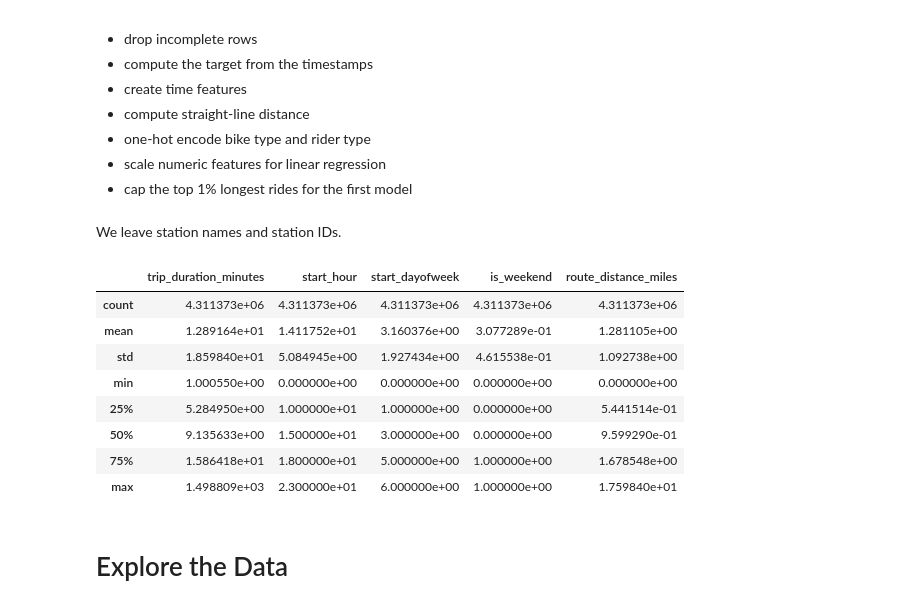
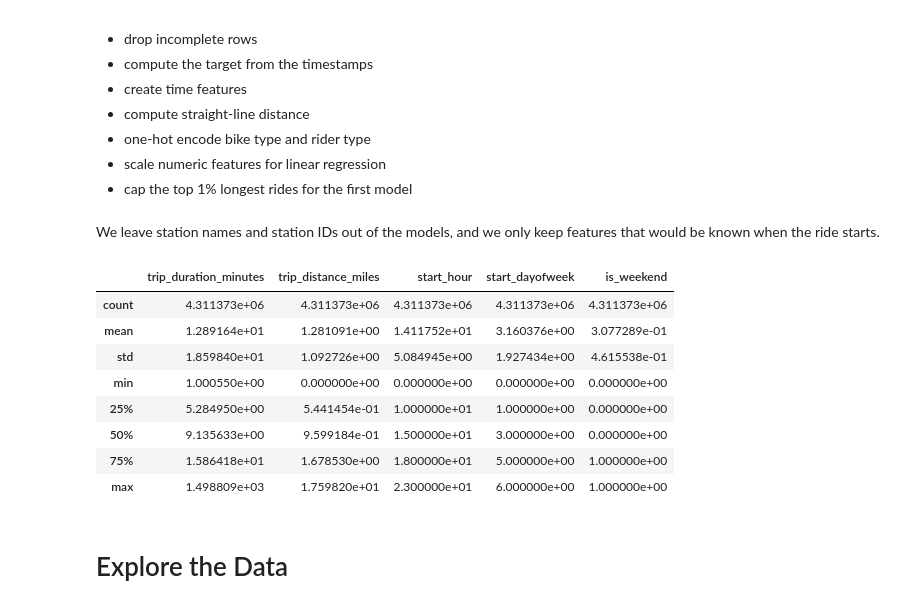
Before and after one commit to Wiz1702/Citi-Bike-, a Jupyter notebook: notebook.ipynb, the cells around one changed output. Cells and saved outputs as stored; diff of their text form; code cells hidden in the pictures.

```diff
--- a/notebook.ipynb
+++ b/notebook.ipynb
@@ -253,46 +255,44 @@ The main preprocessing steps are simple:
 - scale numeric features for linear regression
 - cap the top 1% longest rides for the first model
 # %% [markdown]
-We leave station names and station IDs.
+We leave station names and station IDs out of the models, and we only keep features that would be known when the ride starts.
 # %%
-def haversine_miles(lat1, lon1, lat2, lon2):
-    radius_miles = 3958.8
-    lat1 = np.radians(lat1)
-    lon1 = np.radians(lon1)
-    lat2 = np.radians(lat2)
-    lon2 = np.radians(lon2)
-    dlat = lat2 - lat1
-    dlon = lon2 - lon1
-    a = np.sin(dlat / 2) ** 2 + np.cos(lat1) * np.cos(lat2) * np.sin(dlon / 2) ** 2
-    c = 2 * np.arcsin(np.sqrt(a))
-    return radius_miles * c
-
 def add_model_features(df):
     out = df.copy()
     out['trip_duration_minutes'] = (out['ended_at'] - out['started_at']).dt.total_seconds() / 60
     out['start_hour'] = out['started_at'].dt.hour
     out['start_dayofweek'] = out['started_at'].dt.dayofweek
     out['is_weekend'] = out['start_dayofweek'].isin([5, 6]).astype(int)
     out['start_month'] = out['started_at'].dt.month
     out['hour_sin'] = np.sin(2 * np.pi * out['start_hour'] / 24)
     out['hour_cos'] = np.cos(2 * np.pi * out['start_hour'] / 24)
     out['dow_sin'] = np.sin(2 * np.pi * out['start_dayofweek'] / 7)
     out['dow_cos'] = np.cos(2 * np.pi * out['start_dayofweek'] / 7)
-    out['route_distance_miles'] = haversine_miles(out['start_lat'], out['start_lng'], out['end_lat'], out['end_lng'])
+
+    lat1 = np.radians(out['start_lat'])
+    lon1 = np.radians(out['start_lng'])
+    lat2 = np.radians(out['end_lat'])
+    lon2 = np.radians(out['end_lng'])
+    dlat = lat2 - lat1
+    dlon = lon2 - lon1
+    a = np.sin(dlat / 2) ** 2 + np.cos(lat1) * np.cos(lat2) * np.sin(dlon / 2) ** 2
+    c = 2 * np.arcsin(np.sqrt(a))
+    out['trip_distance_miles'] = 3958.756 * c
+
     return out
 
 df_features = add_model_features(df_clean)
-display(df_features[['trip_duration_minutes', 'start_hour', 'start_dayofweek', 'is_weekend', 'route_distance_miles']].describe())
+display(df_features[['trip_duration_minutes', 'trip_distance_miles', 'start_hour', 'start_dayofweek', 'is_weekend']].describe())
 # %% [output]
-|  | trip_duration_minutes | start_hour | start_dayofweek | is_weekend | route_distance_miles |
+|  | trip_duration_minutes | trip_distance_miles | start_hour | start_dayofweek | is_weekend |
 | count | 4.311373e+06 | 4.311373e+06 | 4.311373e+06 | 4.311373e+06 | 4.311373e+06 |
-| mean | 1.289164e+01 | 1.411752e+01 | 3.160376e+00 | 3.077289e-01 | 1.281105e+00 |
-| std | 1.859840e+01 | 5.084945e+00 | 1.927434e+00 | 4.615538e-01 | 1.092738e+00 |
+| mean | 1.289164e+01 | 1.281091e+00 | 1.411752e+01 | 3.160376e+00 | 3.077289e-01 |
+| std | 1.859840e+01 | 1.092726e+00 | 5.084945e+00 | 1.927434e+00 | 4.615538e-01 |
 | min | 1.000550e+00 | 0.000000e+00 | 0.000000e+00 | 0.000000e+00 | 0.000000e+00 |
-| 25% | 5.284950e+00 | 1.000000e+01 | 1.000000e+00 | 0.000000e+00 | 5.441514e-01 |
-| 50% | 9.135633e+00 | 1.500000e+01 | 3.000000e+00 | 0.000000e+00 | 9.599290e-01 |
-| 75% | 1.586418e+01 | 1.800000e+01 | 5.000000e+00 | 1.000000e+00 | 1.678548e+00 |
-| max | 1.498809e+03 | 2.300000e+01 | 6.000000e+00 | 1.000000e+00 | 1.759840e+01 |
+| 25% | 5.284950e+00 | 5.441454e-01 | 1.000000e+01 | 1.000000e+00 | 0.000000e+00 |
+| 50% | 9.135633e+00 | 9.599184e-01 | 1.500000e+01 | 3.000000e+00 | 0.000000e+00 |
+| 75% | 1.586418e+01 | 1.678530e+00 | 1.800000e+01 | 5.000000e+00 | 1.000000e+00 |
+| max | 1.498809e+03 | 1.759820e+01 | 2.300000e+01 | 6.000000e+00 | 1.000000e+00 |
 # %% [markdown]
 # Explore the Data
 # %%
```
Also changed, not shown: parts of 17 cells of this notebook.
